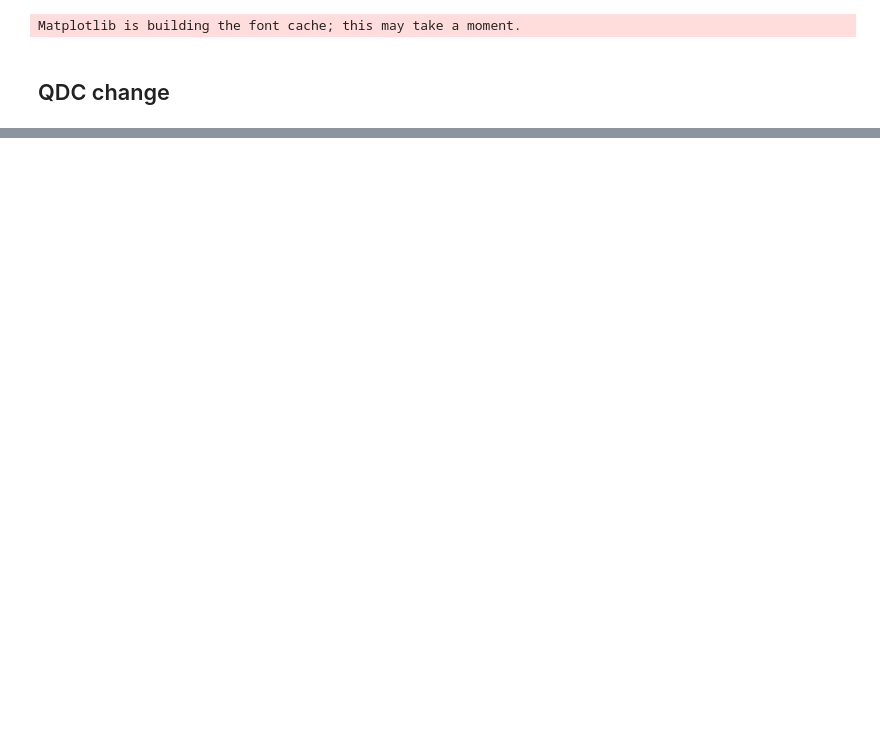
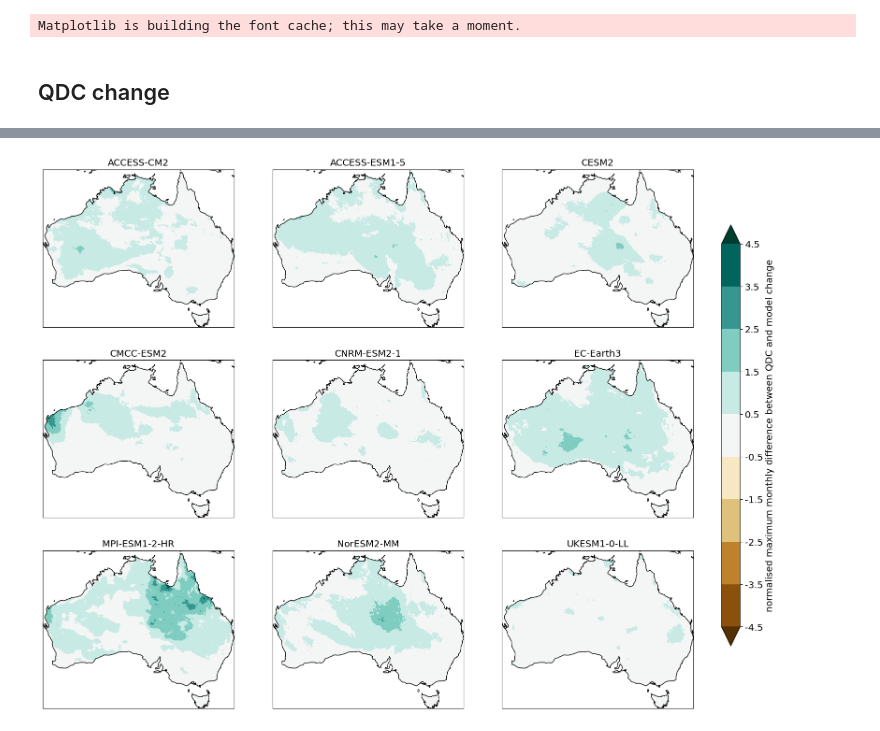
Before and after one commit to AusClimateService/qq-workflows, a Jupyter notebook: qdc-cmip6/tech-report/model_bias.ipynb, the cells around one changed output, grey strips where cells are left out. Cells and saved outputs as stored; diff of their text form; code cells hidden in the pictures; blank space fills up the shorter version.

```diff
--- a/qdc-cmip6/tech-report/model_bias.ipynb
+++ b/qdc-cmip6/tech-report/model_bias.ipynb
@@ -47,6 +47,9 @@ ssp_dict = {
     'NorESM2-MM': sorted(glob.glob('/g/data/oi10/replicas/CMIP6/ScenarioMIP/NCC/NorESM2-MM/ssp370/r1i1p1f1/day/pr/gn/v20191108/*.nc')),
     'UKESM1-0-LL': sorted(glob.glob('/g/data/oi10/replicas/CMIP6/ScenarioMIP/MOHC/UKESM1-0-LL/ssp370/r1i1p1f2/day/pr/gn/v20190726/*.nc')),
 }
+# %%
+model_list = list(hist_dict.keys())
+#model_list = ['CMCC-ESM2',]
 # %% [markdown]
 ## QDC change
 # %%
@@ -69,6 +72,9 @@ except ValueError:
 da_barra_clim = ds_barra['pr'].groupby('time.month').mean('time')
 # %%
 da_barra_clim = da_barra_clim.compute()
+# %%
+da_barra_annual_clim = ds_barra['pr'].mean('time')
+da_barra_annual_clim = da_barra_annual_clim.compute()
 # %%
 #agcd_files = sorted(glob.glob("/g/data/xv83/agcd-csiro/precip/daily/precip-total_AGCD-CSIRO_r005_*_daily.nc"))
 # %%
@@ -89,11 +95,11 @@ da_barra_clim = da_barra_clim.compute()
 #da_agcd_clim = da_agcd_clim.compute()
 # %%
 qdc_change_dict = {}
-for model in hist_dict:
+for model in model_list:
     print(model)
-    qdc_file = glob.glob(f'/g/data/ia39/australian-climate-service/test-data/QDC-CMIP6-v2/BARRA-R2/{model}/ssp370/r*/day/pr/2070-2099/pr_day_{model}_ssp370_r*_AUS-11_2070-2099_qdc-multiplicative-monthly-q100-linear-maxaf5-annual-change-matched_BARRA-R2-baseline-1985-2014_model-baseline-1985-2014.nc')[0]
+    qdc_files = glob.glob(f'/g/data/ia39/australian-climate-service/test-data/QDC-CMIP6-v2/BARRA-R2/{model}/ssp370/r*/day/pr/2070-2099/pr_day_{model}_ssp370_r*_AUS-11_*_qdc-multiplicative-monthly-q100-linear-maxaf5-annual-change-matched_BARRA-R2-baseline-1985-2014_model-baseline-1985-2014.nc')
     ds_qdc = utils.read_data(
-        qdc_file,
+        qdc_files,
         'pr',
         time_bounds=['2070', '2099'],
         input_units="mm day-1",
@@ -158,36 +180,33 @@ def calc_max_additive_diff(da_obs_clim):
 # %%
-def plot_max_additive_diff(diff_max_dict, obs_name):
-    """Plot the max monthly additive change difference"""
+levels = [-4.5, -3.5, -2.5, -1.5, -0.5, 0.5, 1.5, 2.5, 3.5, 4.5]
+fig = plt.figure(figsize=[20, 15])
+for plotnum, model in enumerate(model_list):
+    ax = fig.add_subplot(3, 3, plotnum + 1, projection=ccrs.PlateCarree(central_longitude=180))
+    im = diff_max_dict[model].plot(
+        ax=ax,
+        transform=ccrs.PlateCarree(),
+        cmap='BrBG',
+        levels=levels,
+        extend='both',
+        add_colorbar=False,
+    )
+    ax.coastlines()
+    ax.set_title(model, size='x-large')
+    ax.set_extent([xmin, xmax, ymin, ymax], crs=ccrs.PlateCarree())
 
-    model_list = list(diff_max_dict.keys())
-    #levels = [round(1/16, 2), round(1/8, 2), 1/4, 1/2, round(1/1.5, 2), 1, 1.5, 2, 4, 8, 16]
+fig.subplots_adjust(right=0.82)
+cbar_ax = fig.add_axes([0.85, 0.2, 0.02, 0.6])
+cbar = fig.colorbar(im, cax=cbar_ax)
+cbar.ax.tick_params(labelsize='x-large')
+cbar.set_ticks(ticks=levels, labels=levels)
+cbar.set_label('normalised maximum monthly difference between QDC and model change', size='x-large')
 
-    fig = plt.figure(figsize=[20, 15])
-    for plotnum, model in enumerate(model_list):
-        ax = fig.add_subplot(3, 3, plotnum + 1, projection=ccrs.PlateCarree(central_longitude=180))
-        im = diff_max_dict[model].plot(
-            ax=ax,
-            transform=ccrs.PlateCarree(),
-            cmap='BrBG',
-#            levels=levels,
-            extend='both',
-            add_colorbar=False,
-        )
-        ax.coastlines()
-        ax.set_title(model, size='x-large')
-        ax.set_extent([xmin, xmax, ymin, ymax], crs=ccrs.PlateCarree())
-
-    fig.subplots_adjust(right=0.82)
-    cbar_ax = fig.add_axes([0.85, 0.2, 0.02, 0.6])
-    cbar = fig.colorbar(im, cax=cbar_ax)
-    cbar.ax.tick_params(labelsize='x-large')
-#    cbar.set_ticks(ticks=levels, labels=levels)
-    cbar.set_label('maximum monthly difference between QDC and model change (mm/day)', size='x-large')
-
-    plt.savefig(
-        f'max_monthly_additive_change_difference_{obs_name}.png',
-        bbox_inches='tight',
-        facecolor='white',
-        dpi=300
-    )
-    plt.show()
+plt.savefig(
+    f'max_monthly_additive_change_difference_BARRA-R2_norm-annual-clim.png',
+    bbox_inches='tight',
+    facecolor='white',
+    dpi=300
+)
+plt.show()
+# %% [output]
+[figure, added]
```
Also changed, not shown: parts of 4 cells of this notebook, 1 other file.
